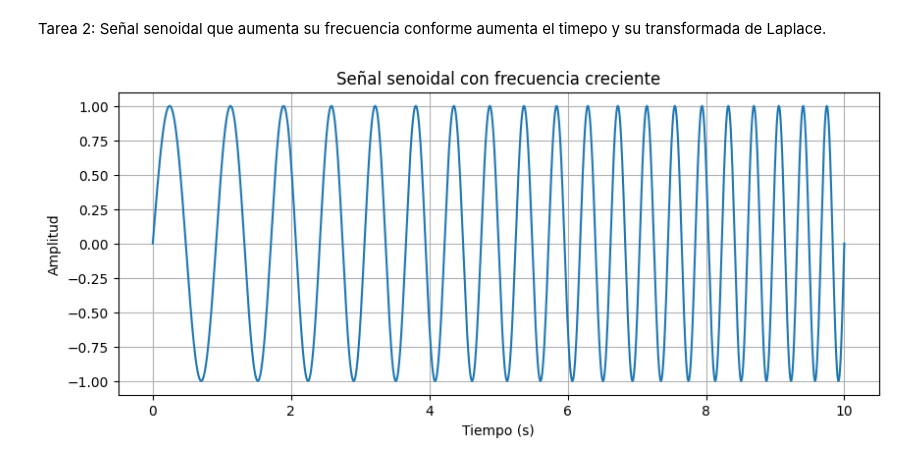
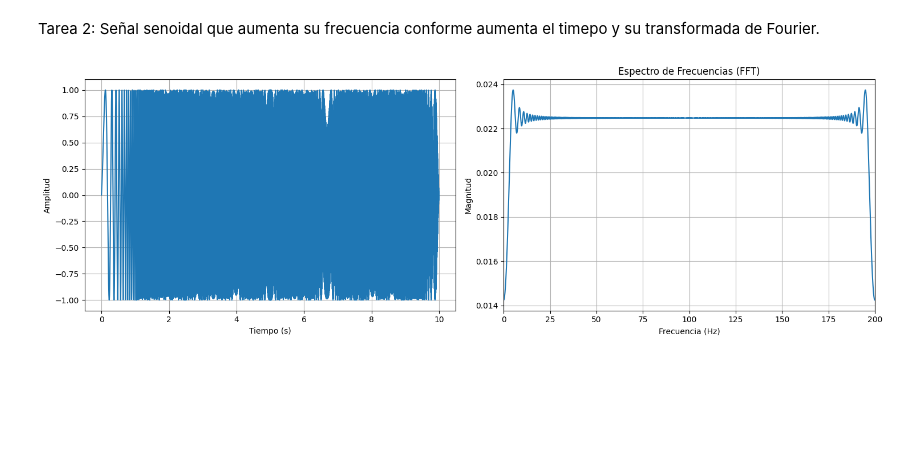
Before and after one commit to dacostaca/PDS2025_1, a Jupyter notebook: Tarea_2.ipynb, the cells around one changed output. Saved outputs shown, nothing was run; the diff lists cells and outputs as text; code cells hidden in the pictures; blank space fills up the shorter version.

Commit message:
Actualización Tarea 2: Señal senoidal que aumenta su frecuencia conforme aumenta el tiempo y su transformada de Fourier.

```diff
--- a/Tarea_2.ipynb
+++ b/Tarea_2.ipynb
@@ -1,7 +1,7 @@
 # %% [markdown]
 <a href="https://colab.research.google.com/github/dacostaca/PDS2025_1/blob/Tareas/Tarea_2.ipynb" target="_parent"><img src="https://colab.research.google.com/assets/colab-badge.svg" alt="Open In Colab"/></a>
 # %% [markdown]
-Tarea 2: Señal senoidal que aumenta su frecuencia conforme aumenta el timepo y su transformada de Laplace.
+Tarea 2: Señal senoidal que aumenta su frecuencia conforme aumenta el timepo y su transformada de Fourier.
 # %%
 import numpy as np
 import matplotlib.pyplot as plt
@@ -23,24 +24,43 @@ def signal_generator(total_time=5.0, init_frec=1.0, final_frec=20.0, samp_rate=1
     frec = init_frec + (final_frec - init_frec) * t / total_time
     senal = np.sin(2 * np.pi * frec * t)
 
-    return t, senal
+    return t, senal, frec
 # %%
 # Configuración de parámetros
 tiempo_total = 10.0  # Duración total en segundos
 frec_inicial = 1.0   # Frecuencia inicial en Hz
-frec_final = 2.0    # Frecuencia final en Hz
-sample = 100000
+frec_final = 100    # Frecuencia final en Hz
+sample = 400
 
 # Crear el vector de tiempo
-t, senal = signal_generator(tiempo_total, frec_inicial, frec_final, sample)
+t, senal, frecuencia = signal_generator(tiempo_total, frec_inicial, frec_final, sample)
 
-# Graficar la señal
-plt.figure(figsize=(10, 4))
+# Cálculo de la FFT
+n = len(senal)
+yf = fft(senal)
+xf = fftfreq(n, 1/sample)[:n//2]
+
+# Crear figura con 3 subplots
+plt.figure(figsize=(15, 5))
+
+# 1. Señal temporal
+plt.subplot(1, 2, 1)
 plt.plot(t, senal)
-plt.title('Señal senoidal con frecuencia creciente')
+#plt.title(f'Señal Chirp {tipo_barrido.capitalize()}\n{frec_inicial}Hz a {frec_final}Hz')
 plt.xlabel('Tiempo (s)')
 plt.ylabel('Amplitud')
 plt.grid(True)
+
+# 3. Transformada de Fourier
+plt.subplot(1, 2, 2)
+plt.plot(xf, 2/n * np.abs(yf[0:n//2]))
+plt.title('Espectro de Frecuencias (FFT)')
+plt.xlabel('Frecuencia (Hz)')
+plt.ylabel('Magnitud')
+plt.grid(True)
+plt.xlim([0, 2*frec_final])  # Mostramos hasta el doble de la frecuencia máxima
+
+plt.tight_layout()
 plt.show()
 # %% [output]
-[figure, old version]
+[figure, new version]
```
Also changed, not shown: parts of 1 cell of this notebook.
